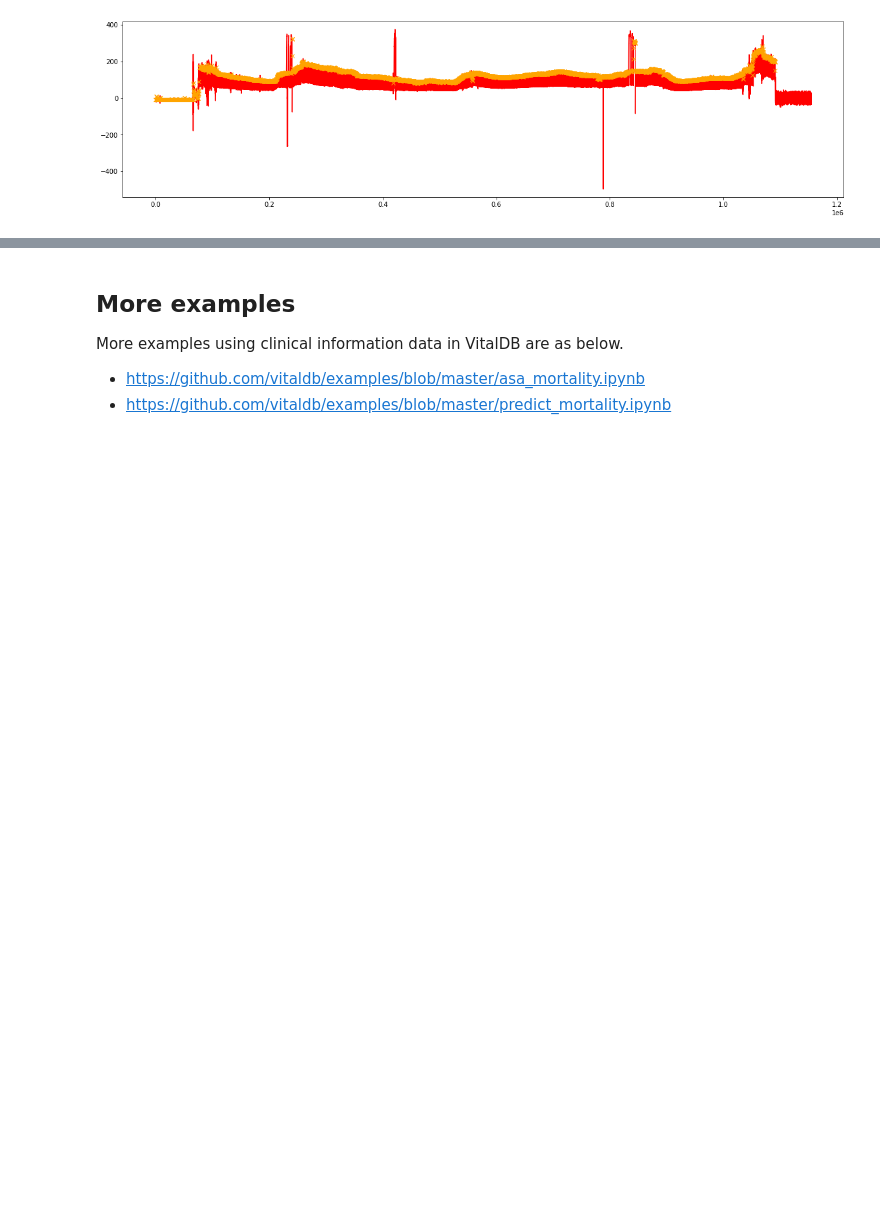
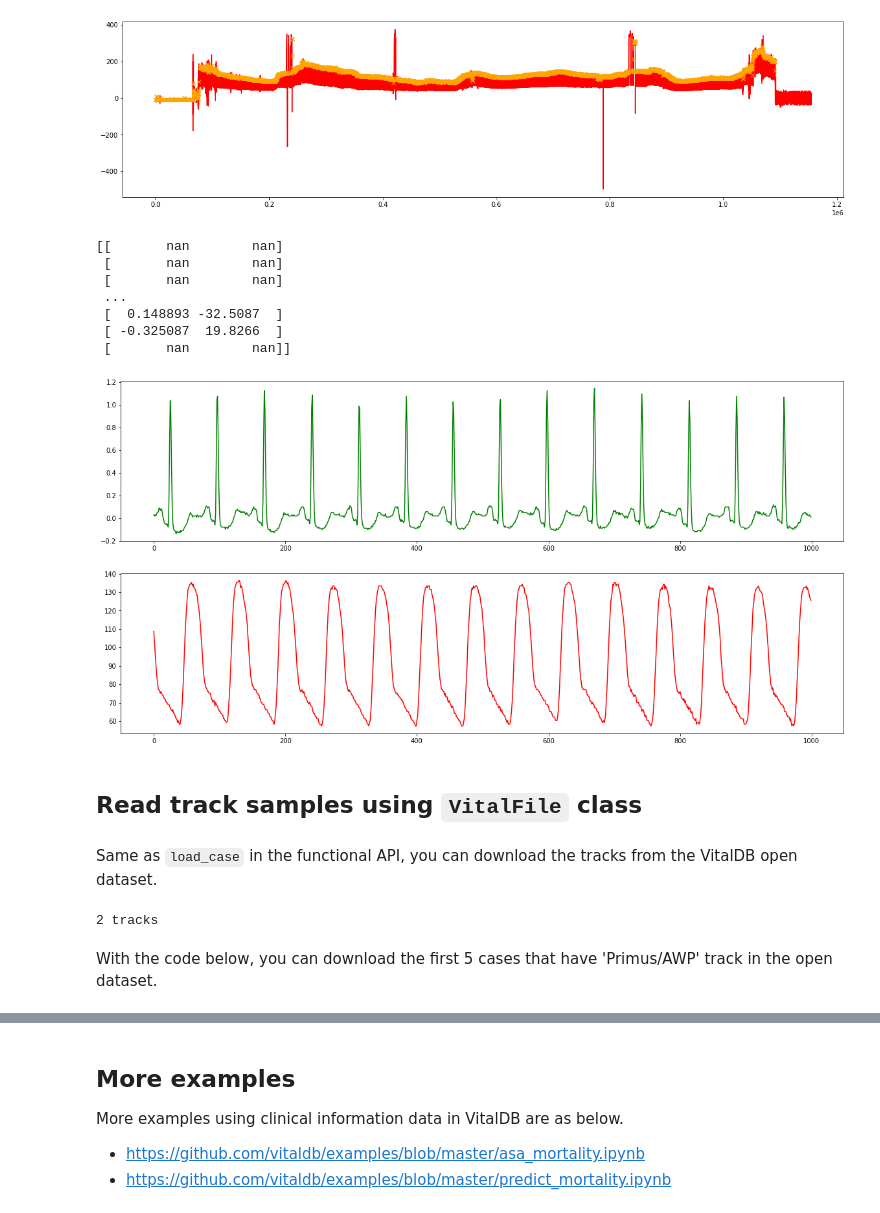
Before and after one commit to vitaldb/examples, a Jupyter notebook: vitaldb_open_dataset.ipynb, the cells around one changed output, grey strips where cells are left out. Drawn from its saved outputs; the diff is of its cells as text; code cells hidden in the pictures; blank space fills up the shorter version.

```diff
--- a/vitaldb_open_dataset.ipynb
+++ b/vitaldb_open_dataset.ipynb
@@ -153,3 +158,38 @@ plt.plot(vals[:, 1], color='orange', marker='x')
 plt.show()
 # %% [output]
 [figure]
+# %%
+vals = vitaldb.load_case(caseids[0], ['ECG_II','ART'], 1/100)
+print(vals)
+
+ecg = vals[:,0]
+art = vals[:,1]
+
+# plot
+import matplotlib.pyplot as plt
+plt.figure(figsize=(20,10))
+plt.subplot(211)
+plt.plot(ecg[110000:111000], color='g')
+plt.subplot(212)
+plt.plot(art[110000:111000], color='r')
+plt.show()
+# %% [output]
+[[       nan        nan]
+ [       nan        nan]
+ [       nan        nan]
+ ...
+ [  0.148893 -32.5087  ]
+ [ -0.325087  19.8266  ]
+ [       nan        nan]]
+[figure, added]
+# %% [markdown]
+## Read track samples using `VitalFile` class
+# %% [markdown]
+Same as `load_case` in the functional API, you can download the tracks from the VitalDB open dataset.
+# %%
+vf = vitaldb.VitalFile(1, ['ECG_II', 'ART'])  # load the first case from open dataset
+print(f'{len(vf.get_track_names())} tracks')
+# %% [output]
+2 tracks
+# %% [markdown]
+With the code below, you can download the first 5 cases that have 'Primus/AWP' track in the open dataset.
```
Also changed, not shown: parts of 9 cells of this notebook.
